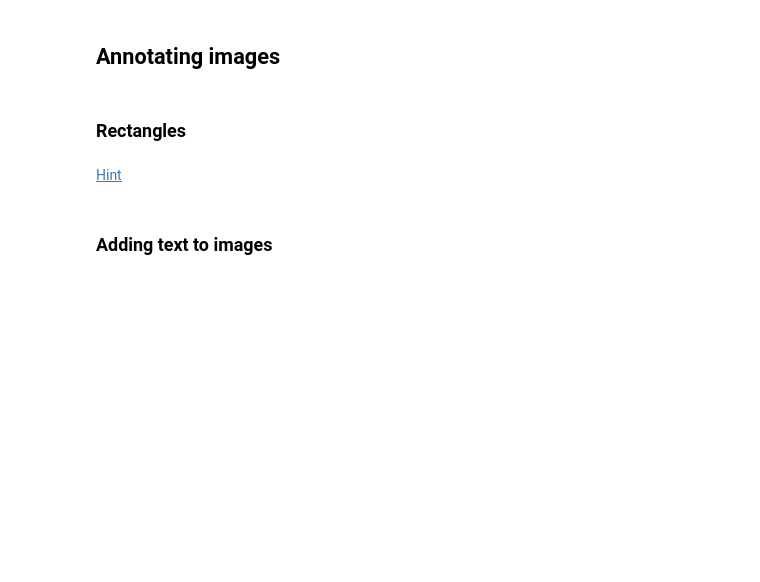
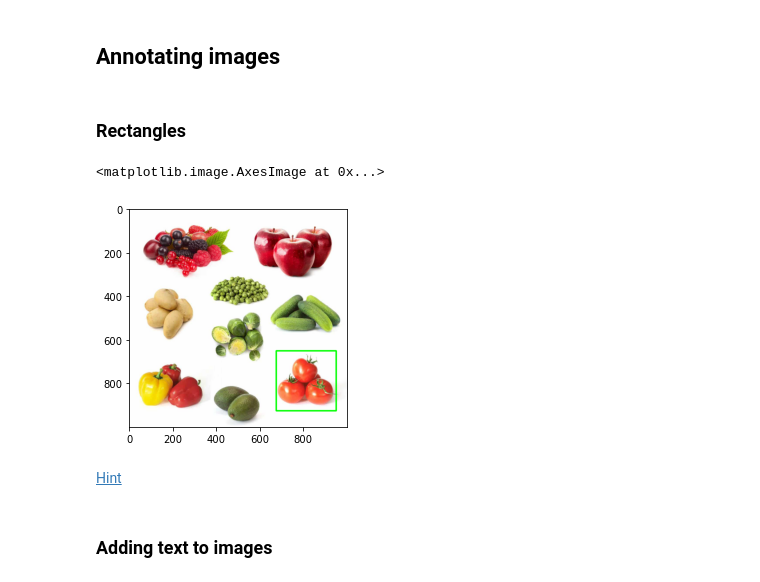
Before and after one commit to Tomjohnsonellis/strive-work, a Jupyter notebook: computer-vision/intro-and-annotations .ipynb, the cells around one changed output. Saved outputs shown, nothing was run; the diff lists cells and outputs as text; code cells hidden in the pictures; blank space fills up the shorter version.

```diff
--- a/computer-vision/Computer Vision Day 1 .ipynb
+++ b/computer-vision/intro-and-annotations .ipynb
@@ -165,6 +182,13 @@ plt.imshow(grayscale_version, cmap="gray")
 ### Rectangles
 # %%
 # Draw green rectangle on top of a region of interest in your image
+doodle = rgb_version.copy()
+
+cv2.rectangle(doodle, (675,650), (950,925), color=(0,255,0), thickness=5)
+plt.imshow(doodle)
+# %% [output]
+<matplotlib.image.AxesImage at 0x...>
+[figure, added]
 # %% [markdown]
 [Hint](# "You will need to use the cv2 function rectangle(img, pt1, pt2, color, thickness) -> img")
 # %% [markdown]
```
Also changed, not shown: parts of 4 cells of this notebook, 1 other file.
